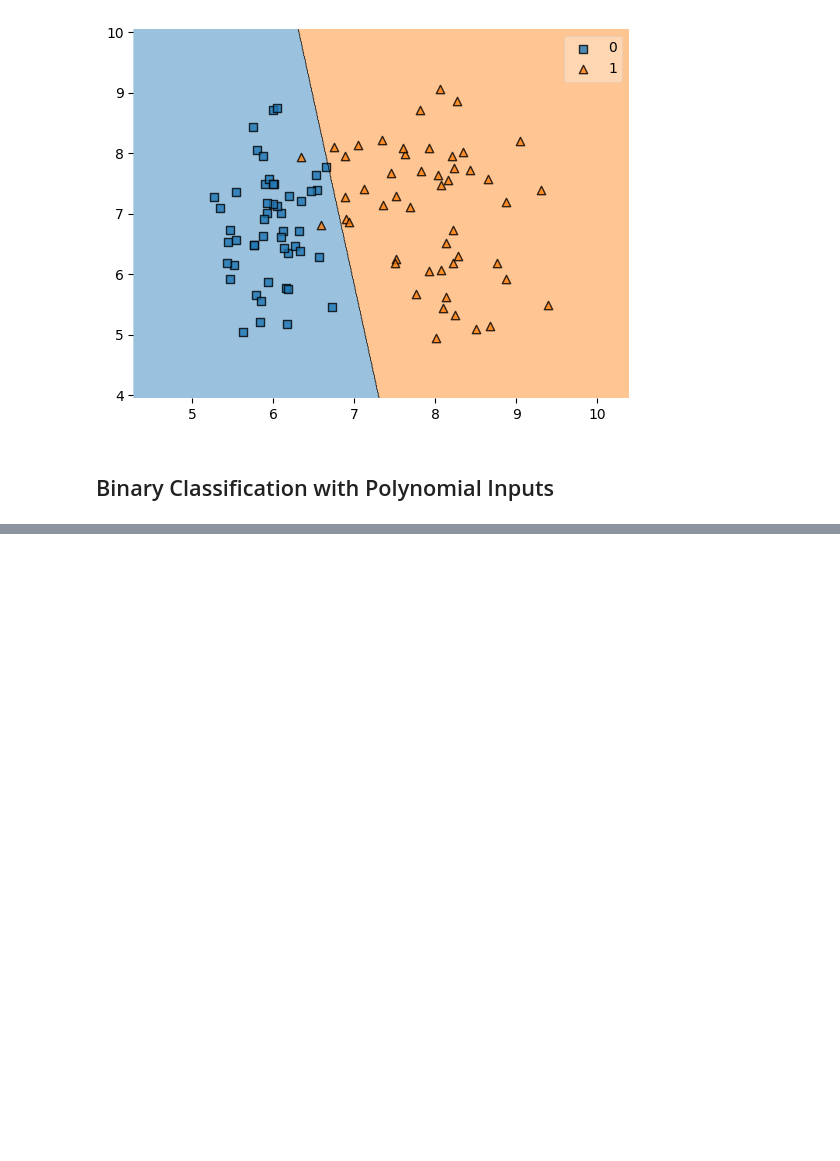
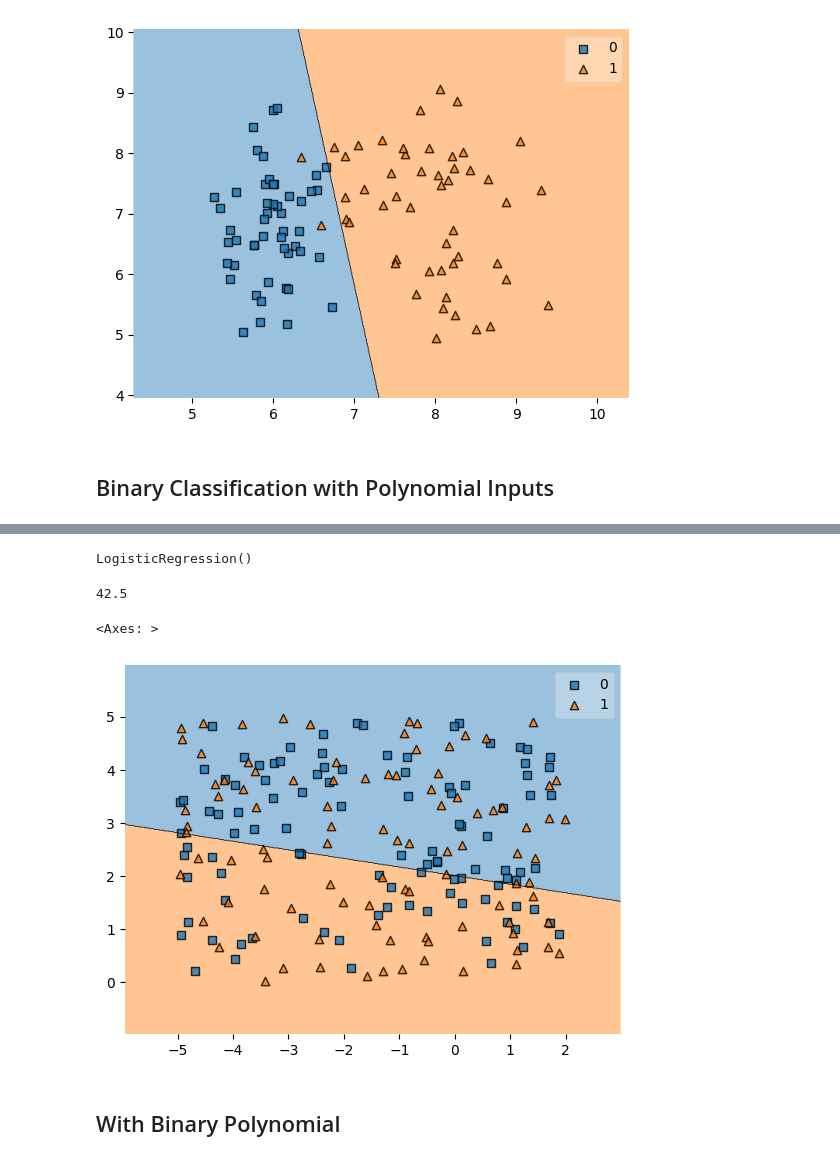
Before and after one commit to lukhi-laksh/Machine-Learning, a Jupyter notebook: Classification in ML/Logistic Regression.ipynb, the cells around one changed output, grey strips where cells are left out. Cells and saved outputs as stored; diff of their text form; code cells hidden in the pictures; blank space fills up the shorter version.

Commit message:
Logistic Regression Complete

```diff
--- a/Classification in ML/Logistic Regression.ipynb
+++ b/Classification in ML/Logistic Regression.ipynb
@@ -174,0 +200,4 @@ plt.show()
+# %%
+x = BCP.iloc[:, :-1]
+y = BCP.iloc[:, -1:]
+x.head()
@@ -174,0 +213,2 @@ plt.show()
+# %%
+x_train, x_test, y_train, y_test = train_test_split(x, y, test_size=0.2, random_state=42)
@@ -174,0 +217,10 @@ plt.show()
+# %%
+LR = LogisticRegression()
+# %%
+LR.fit(x_train, y_train)
+# %% [output]
+LogisticRegression()
+# %%
+LR.score(x_test, y_test)*100
+# %% [output]
+42.5
@@ -174,0 +229,7 @@ plt.show()
+# %%
+plot_decision_regions(x.to_numpy(), y.to_numpy().flatten(), clf=LR)
+# %% [output]
+<Axes: >
+[figure, added]
+# %% [markdown]
+## With Binary Polynomial
```
Also changed, not shown: parts of 39 cells of this notebook, 3 other files.
